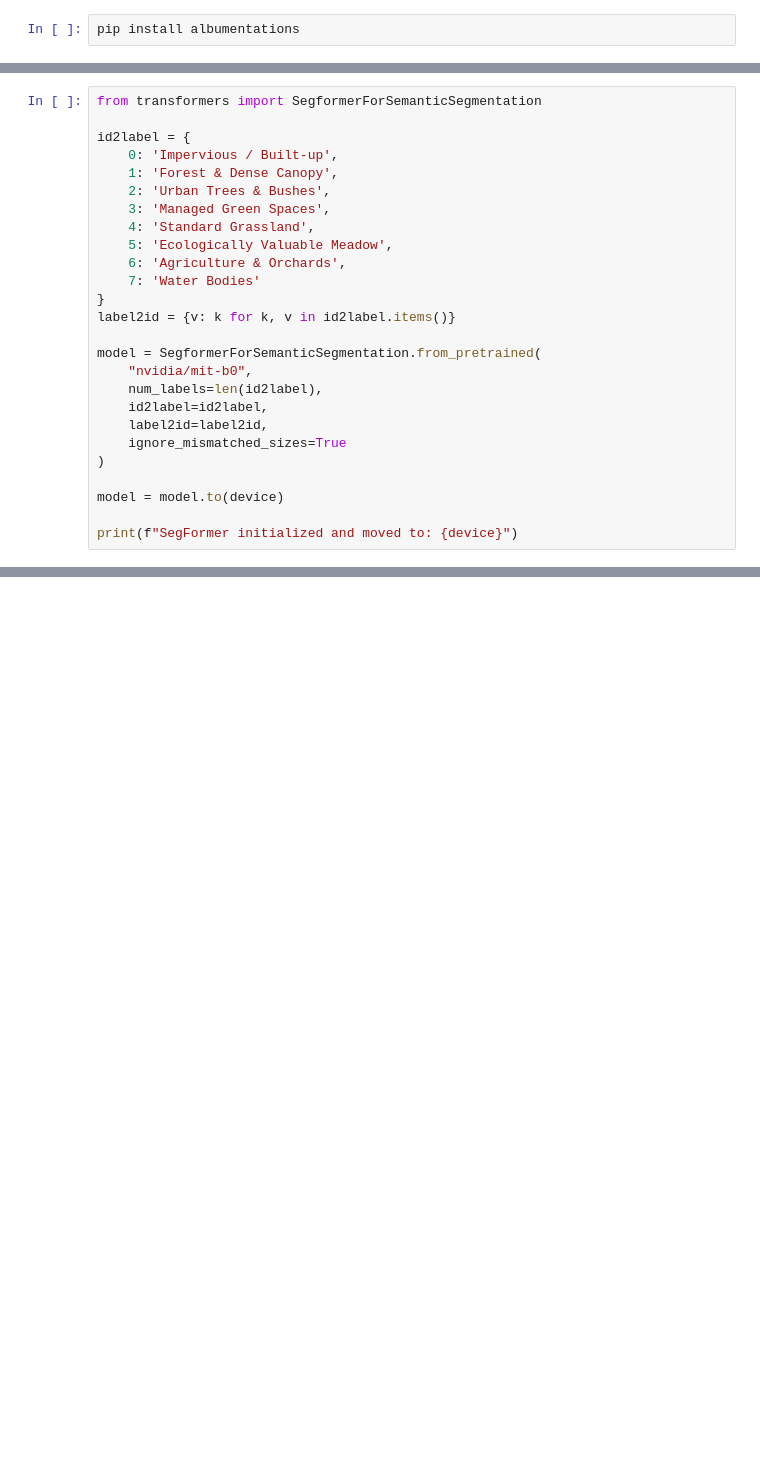
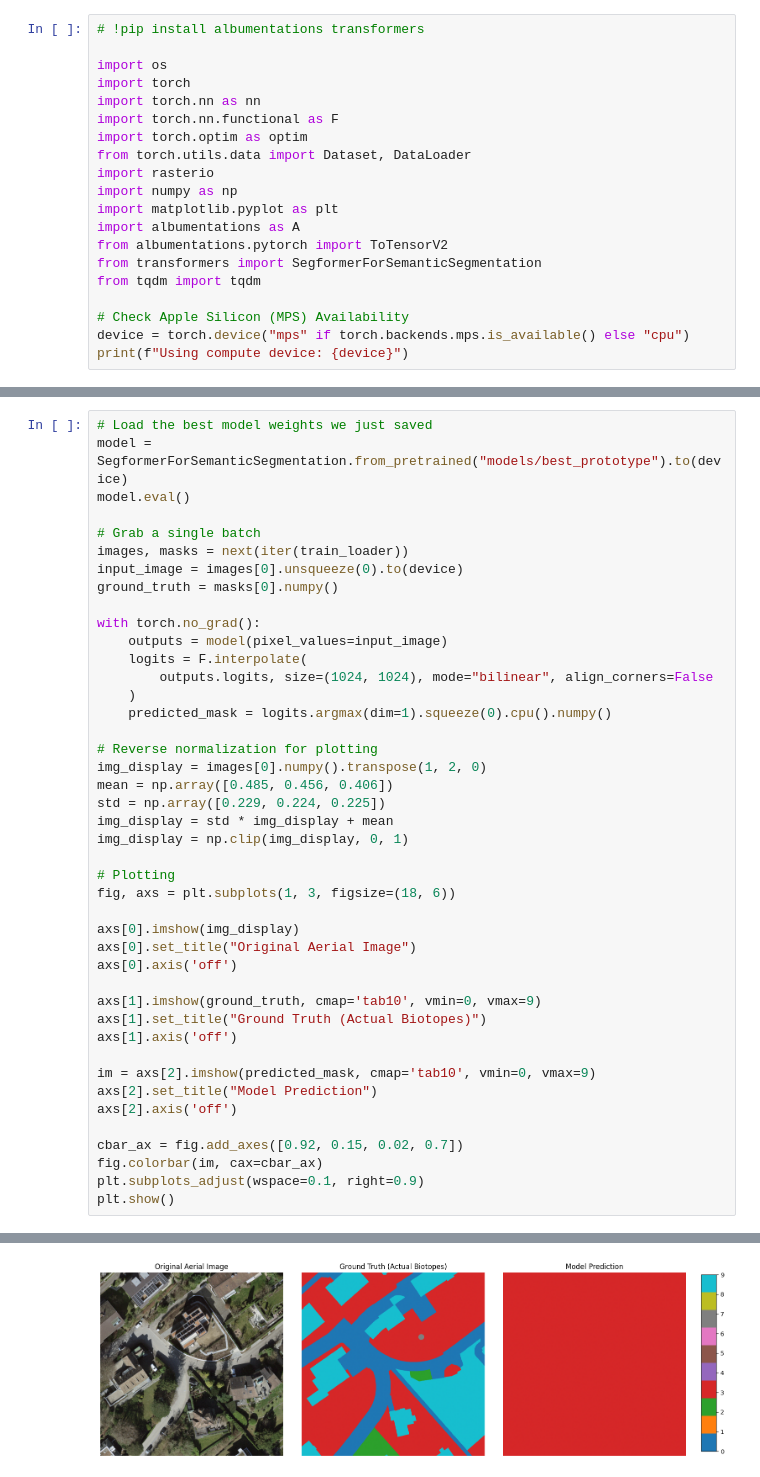
Before and after one commit to fcampell/urban-habitats-cv, a Jupyter notebook: 03_pytorch_dataset.ipynb, the cells around one changed output, grey strips where cells are left out. Cells and saved outputs as stored; diff of their text form; blank space fills up the shorter version.

Commit message:
fix training

```diff
--- a/03_pytorch_dataset.ipynb
+++ b/03_pytorch_dataset.ipynb
@@ -1,3 +1,21 @@
 # %%
-pip install albumentations
+# !pip install albumentations transformers
+
+import os
+import torch
+import torch.nn as nn
+import torch.nn.functional as F
+import torch.optim as optim
+from torch.utils.data import Dataset, DataLoader
+import rasterio
+import numpy as np
+import matplotlib.pyplot as plt
+import albumentations as A
+from albumentations.pytorch import ToTensorV2
+from transformers import SegformerForSemanticSegmentation
+from tqdm import tqdm
+
+# Check Apple Silicon (MPS) Availability
+device = torch.device("mps" if torch.backends.mps.is_available() else "cpu")
+print(f"Using compute device: {device}")
 # %% [output]
@@ -140,27 +207,44 @@ Note: you may need to restart the kernel to use updated packages.
 # %%
-from transformers import SegformerForSemanticSegmentation
+# Load the best model weights we just saved
+model = SegformerForSemanticSegmentation.from_pretrained("models/best_prototype").to(device)
+model.eval()
 
-id2label = {
-    0: 'Impervious / Built-up',
-    1: 'Forest & Dense Canopy',
-    2: 'Urban Trees & Bushes',
-    3: 'Managed Green Spaces',
-    4: 'Standard Grassland',
-    5: 'Ecologically Valuable Meadow',
-    6: 'Agriculture & Orchards',
-    7: 'Water Bodies'
-}
-label2id = {v: k for k, v in id2label.items()}
+# Grab a single batch
+images, masks = next(iter(train_loader))
+input_image = images[0].unsqueeze(0).to(device)
+ground_truth = masks[0].numpy()
 
-model = SegformerForSemanticSegmentation.from_pretrained(
-    "nvidia/mit-b0",
-    num_labels=len(id2label),
-    id2label=id2label,
-    label2id=label2id,
-    ignore_mismatched_sizes=True
-)
+with torch.no_grad():
+    outputs = model(pixel_values=input_image)
+    logits = F.interpolate(
+        outputs.logits, size=(1024, 1024), mode="bilinear", align_corners=False
+    )
+    predicted_mask = logits.argmax(dim=1).squeeze(0).cpu().numpy()
 
-model = model.to(device)
+# Reverse normalization for plotting
+img_display = images[0].numpy().transpose(1, 2, 0)
+mean = np.array([0.485, 0.456, 0.406])
+std = np.array([0.229, 0.224, 0.225])
+img_display = std * img_display + mean
+img_display = np.clip(img_display, 0, 1)
 
-print(f"SegFormer initialized and moved to: {device}")
+# Plotting
+fig, axs = plt.subplots(1, 3, figsize=(18, 6))
+
+axs[0].imshow(img_display)
+axs[0].set_title("Original Aerial Image")
+axs[0].axis('off')
+
+axs[1].imshow(ground_truth, cmap='tab10', vmin=0, vmax=9)
+axs[1].set_title("Ground Truth (Actual Biotopes)")
+axs[1].axis('off')
+
+im = axs[2].imshow(predicted_mask, cmap='tab10', vmin=0, vmax=9)
+axs[2].set_title("Model Prediction")
+axs[2].axis('off')
+
+cbar_ax = fig.add_axes([0.92, 0.15, 0.02, 0.7])
+fig.colorbar(im, cax=cbar_ax)
+plt.subplots_adjust(wspace=0.1, right=0.9)
+plt.show()
 # %% [output]
@@ -186,0 +251 @@ SegFormer initialized and moved to: mps
+[figure, added]
```
Also changed, not shown: parts of 7 cells of this notebook, 2 other files.
